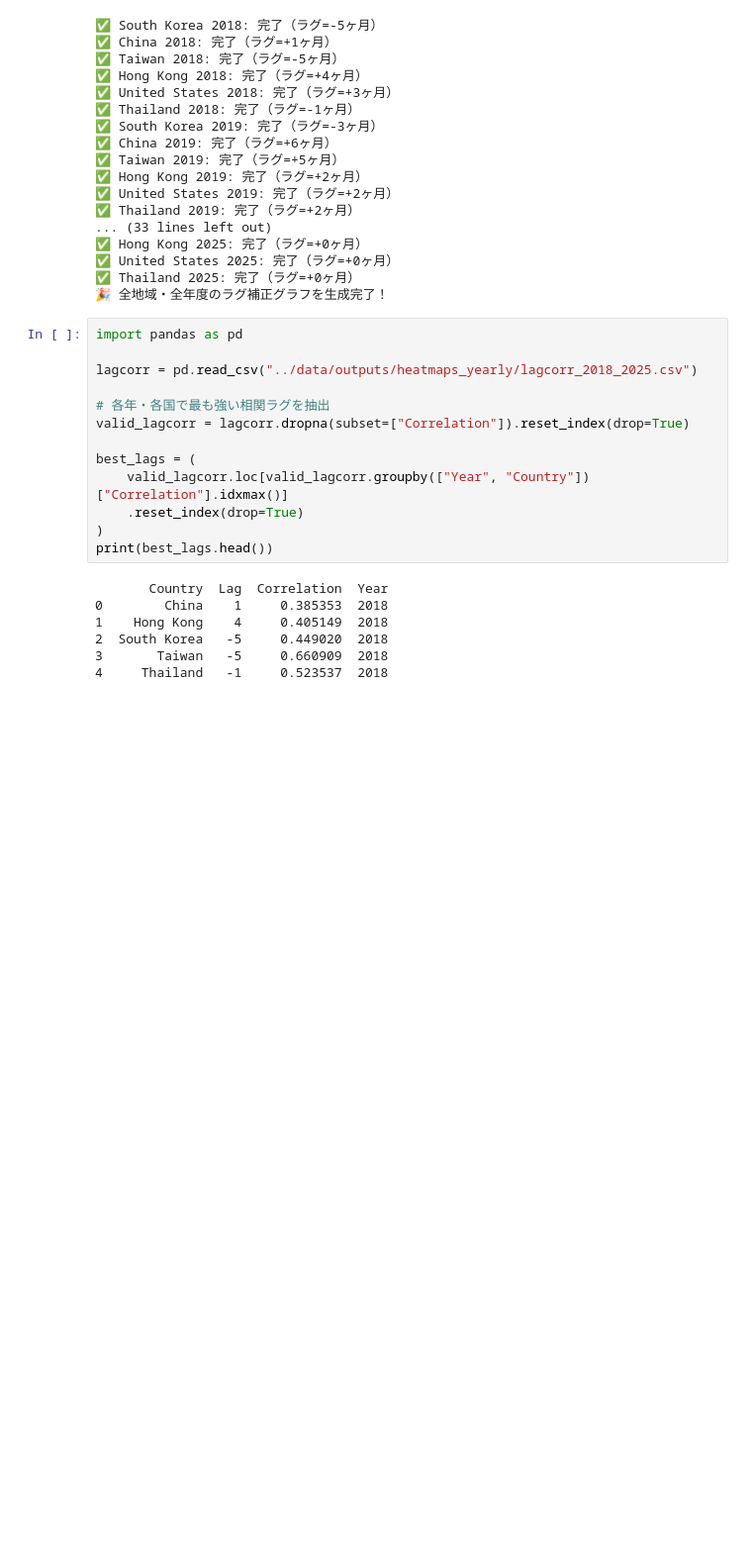
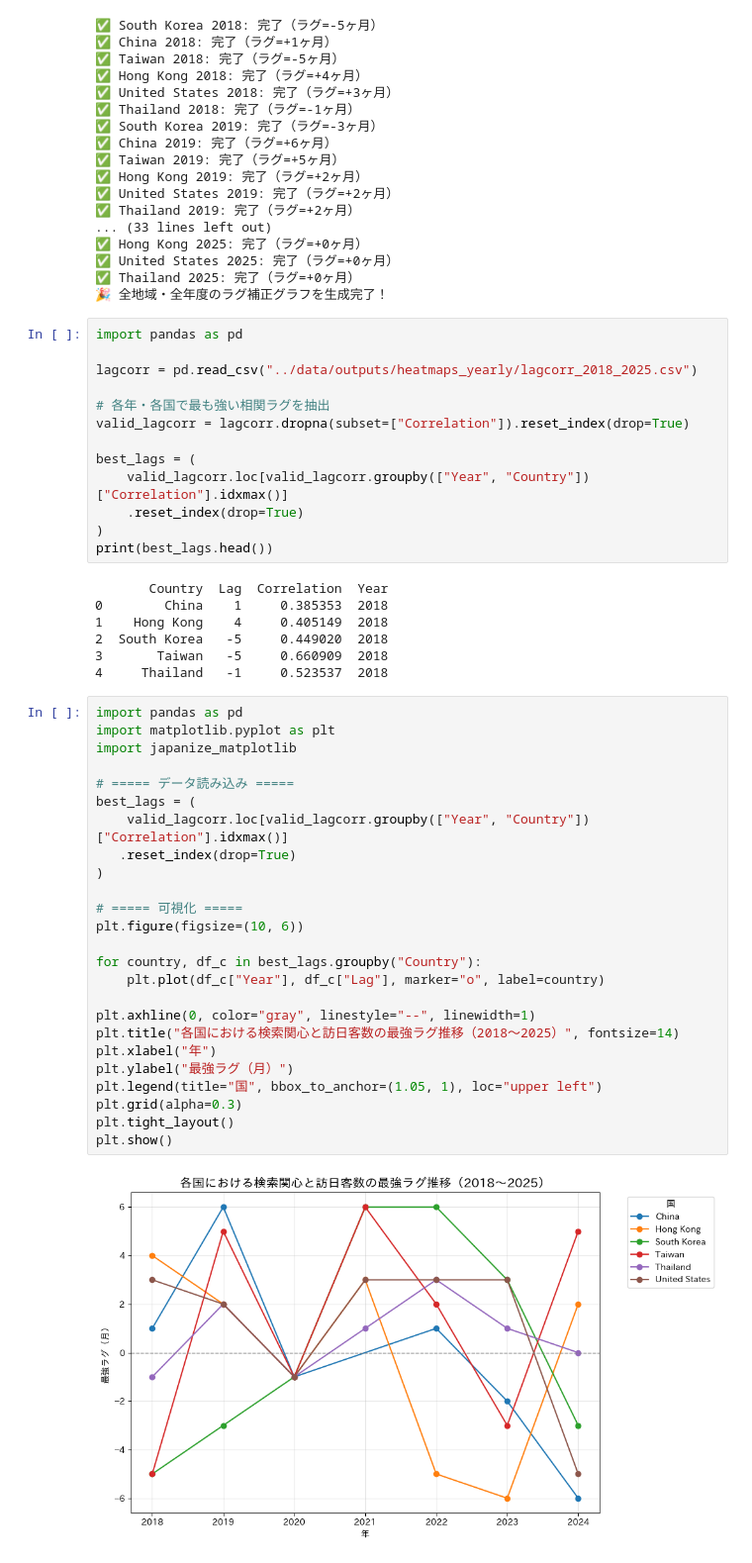
Before and after one commit to HirotoChiba06/IMetaBearPart2, a Jupyter notebook: notebooks/02_trend_correlation.ipynb, the cells around one changed output. Shown at 99% size. Saved outputs shown, nothing was run; the diff lists cells and outputs as text; blank space fills up the shorter version.

```diff
--- a/notebooks/02_trend_correlation.ipynb
+++ b/notebooks/02_trend_correlation.ipynb
@@ -582,3 +582,30 @@ print(best_lags.head())
 2  South Korea   -5     0.449020  2018
 3       Taiwan   -5     0.660909  2018
 4     Thailand   -1     0.523537  2018
+# %%
+import pandas as pd
+import matplotlib.pyplot as plt
+import japanize_matplotlib
+
+# ===== データ読み込み =====
+best_lags = (
+    valid_lagcorr.loc[valid_lagcorr.groupby(["Year", "Country"])["Correlation"].idxmax()]
+   .reset_index(drop=True)
+)
+
+# ===== 可視化 =====
+plt.figure(figsize=(10, 6))
+
+for country, df_c in best_lags.groupby("Country"):
+    plt.plot(df_c["Year"], df_c["Lag"], marker="o", label=country)
+
+plt.axhline(0, color="gray", linestyle="--", linewidth=1)
+plt.title("各国における検索関心と訪日客数の最強ラグ推移（2018〜2025）", fontsize=14)
+plt.xlabel("年")
+plt.ylabel("最強ラグ（月）")
+plt.legend(title="国", bbox_to_anchor=(1.05, 1), loc="upper left")
+plt.grid(alpha=0.3)
+plt.tight_layout()
+plt.show()
+# %% [output]
+[figure, added]
```
